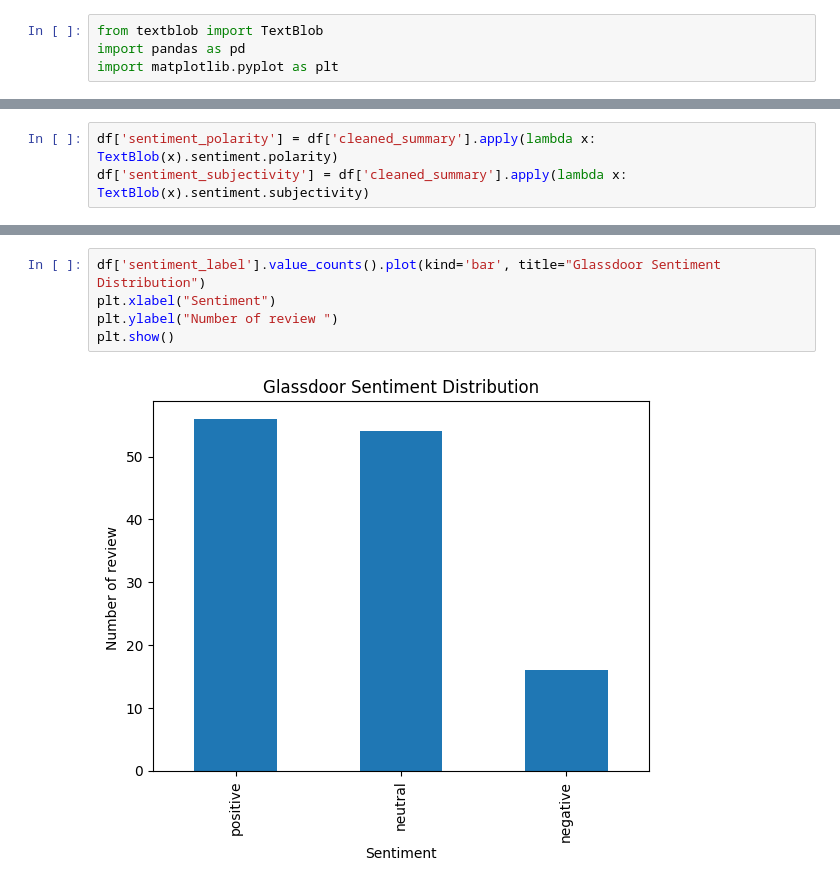
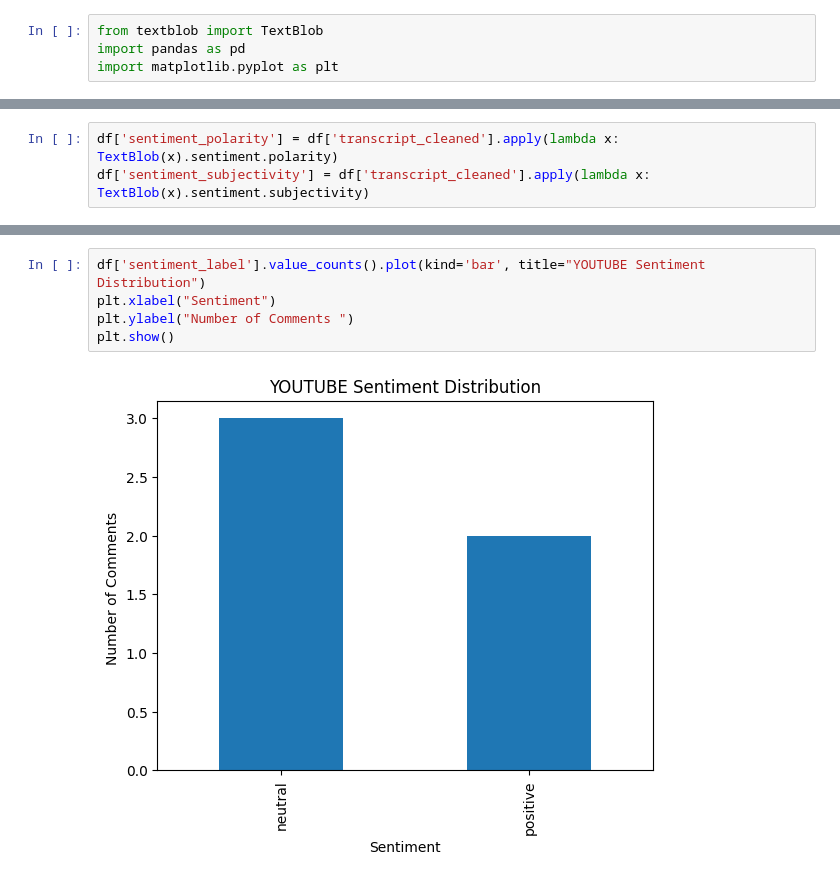
Before and after one commit to Joanachoong/Externship, a Jupyter notebook: Youtube_Sample_Sentiment_Analysis.ipynb, the cells around one changed output, grey strips where cells are left out. Drawn from its saved outputs; the diff is of its cells as text.

```diff
--- a/Youtube_Sample_Sentiment_Analysis.ipynb
+++ b/Youtube_Sample_Sentiment_Analysis.ipynb
@@ -33,6 +26,6 @@ df
 # %%
-df['sentiment_polarity'] = df['cleaned_summary'].apply(lambda x: TextBlob(x).sentiment.polarity)
-df['sentiment_subjectivity'] = df['cleaned_summary'].apply(lambda x: TextBlob(x).sentiment.subjectivity)
+df['sentiment_polarity'] = df['transcript_cleaned'].apply(lambda x: TextBlob(x).sentiment.polarity)
+df['sentiment_subjectivity'] = df['transcript_cleaned'].apply(lambda x: TextBlob(x).sentiment.subjectivity)
 # %%
 def label_sentiment(score):
     if score > 0.1:
@@ -61,10 +47,10 @@ df
 # %%
-df['sentiment_label'].value_counts().plot(kind='bar', title="Glassdoor Sentiment Distribution")
+df['sentiment_label'].value_counts().plot(kind='bar', title="YOUTUBE Sentiment Distribution")
 plt.xlabel("Sentiment")
-plt.ylabel("Number of review ")
+plt.ylabel("Number of Comments ")
 plt.show()
 # %% [output]
-[figure, old version]
+[figure, new version]
 # %%
 df['sentiment_label'].value_counts().plot(
     kind='pie',
```
Also changed, not shown: parts of 4 cells of this notebook.
